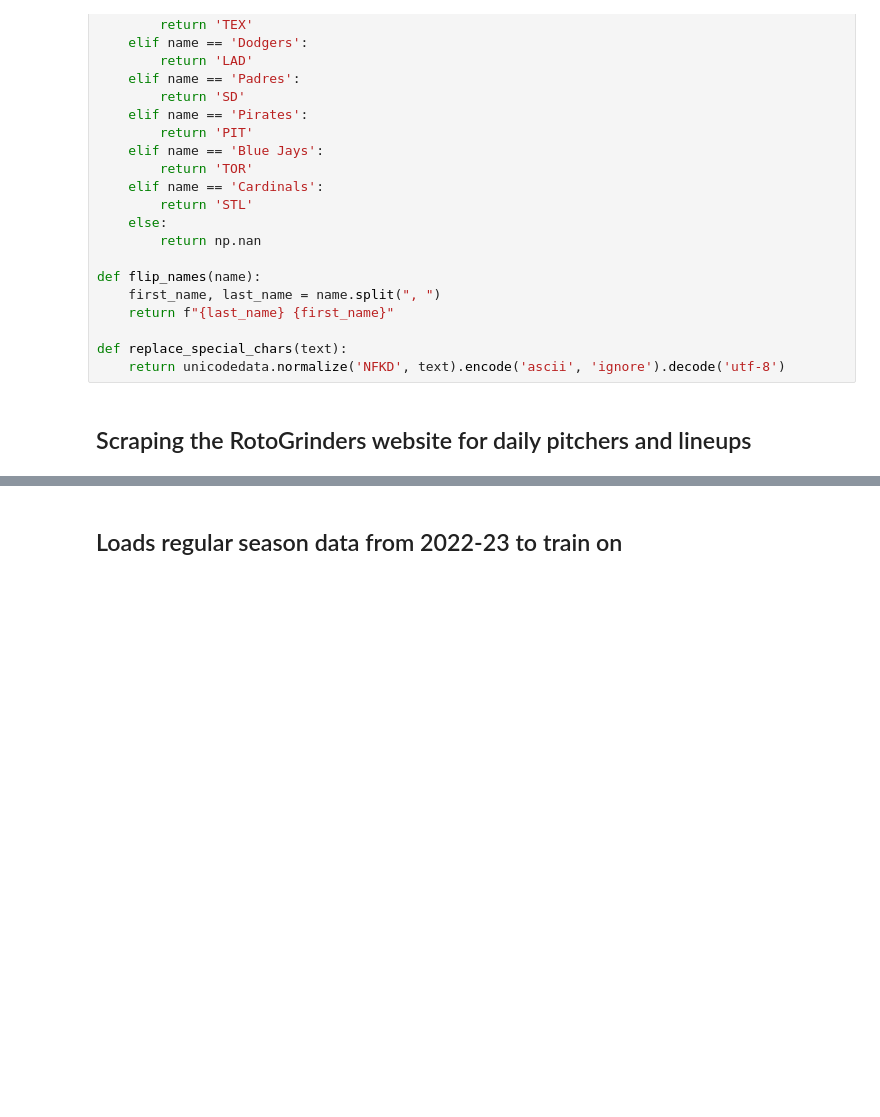
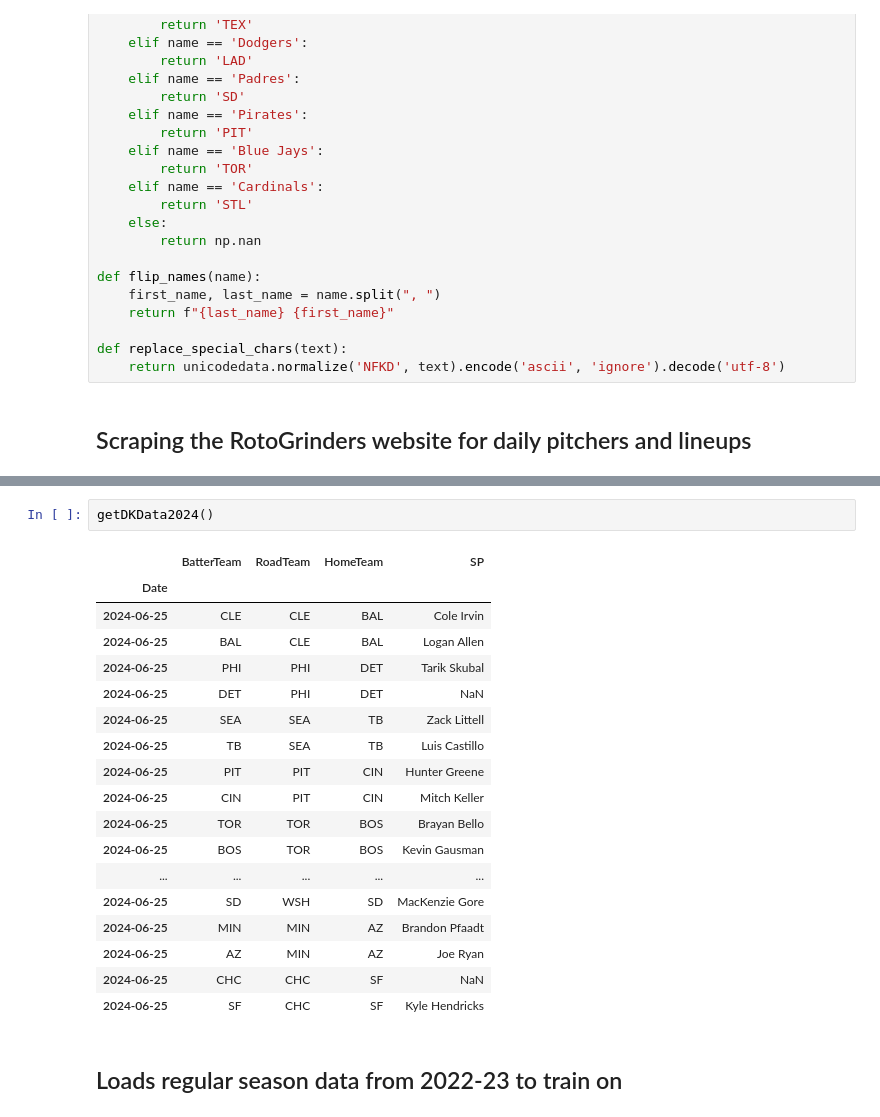
Before and after one commit to Cbkaplinger/Random-Projects, a Jupyter notebook: MLB/NRFI.ipynb, the cells around one changed output, grey strips where cells are left out. Saved outputs shown, nothing was run; the diff lists cells and outputs as text; blank space fills up the shorter version.

```diff
--- a/MLB/NRFI.ipynb
+++ b/MLB/NRFI.ipynb
@@ -278,6 +284,27 @@ def getDKData2024():
     dkdata = dkdata[["BatterTeam", "RoadTeam", "HomeTeam", "SP"]]
 
     return(dkdata)
+# %%
+getDKData2024()
+# %% [output]
+|  | BatterTeam | RoadTeam | HomeTeam | SP |
+| Date |  |  |  |  |
+| 2024-06-25 | CLE | CLE | BAL | Cole Irvin |
+| 2024-06-25 | BAL | CLE | BAL | Logan Allen |
+| 2024-06-25 | PHI | PHI | DET | Tarik Skubal |
+| 2024-06-25 | DET | PHI | DET | NaN |
+| 2024-06-25 | SEA | SEA | TB | Zack Littell |
+| 2024-06-25 | TB | SEA | TB | Luis Castillo |
+| 2024-06-25 | PIT | PIT | CIN | Hunter Greene |
+| 2024-06-25 | CIN | PIT | CIN | Mitch Keller |
+| 2024-06-25 | TOR | TOR | BOS | Brayan Bello |
+| 2024-06-25 | BOS | TOR | BOS | Kevin Gausman |
+| ... | ... | ... | ... | ... |
+| 2024-06-25 | SD | WSH | SD | MacKenzie Gore |
+| 2024-06-25 | MIN | MIN | AZ | Brandon Pfaadt |
+| 2024-06-25 | AZ | MIN | AZ | Joe Ryan |
+| 2024-06-25 | CHC | CHC | SF | NaN |
+| 2024-06-25 | SF | CHC | SF | Kyle Hendricks |
 # %% [markdown]
 ## Loads regular season data from 2022-23 to train on
 # %%
```
Also changed, not shown: parts of 10 cells of this notebook, 3 other files.
